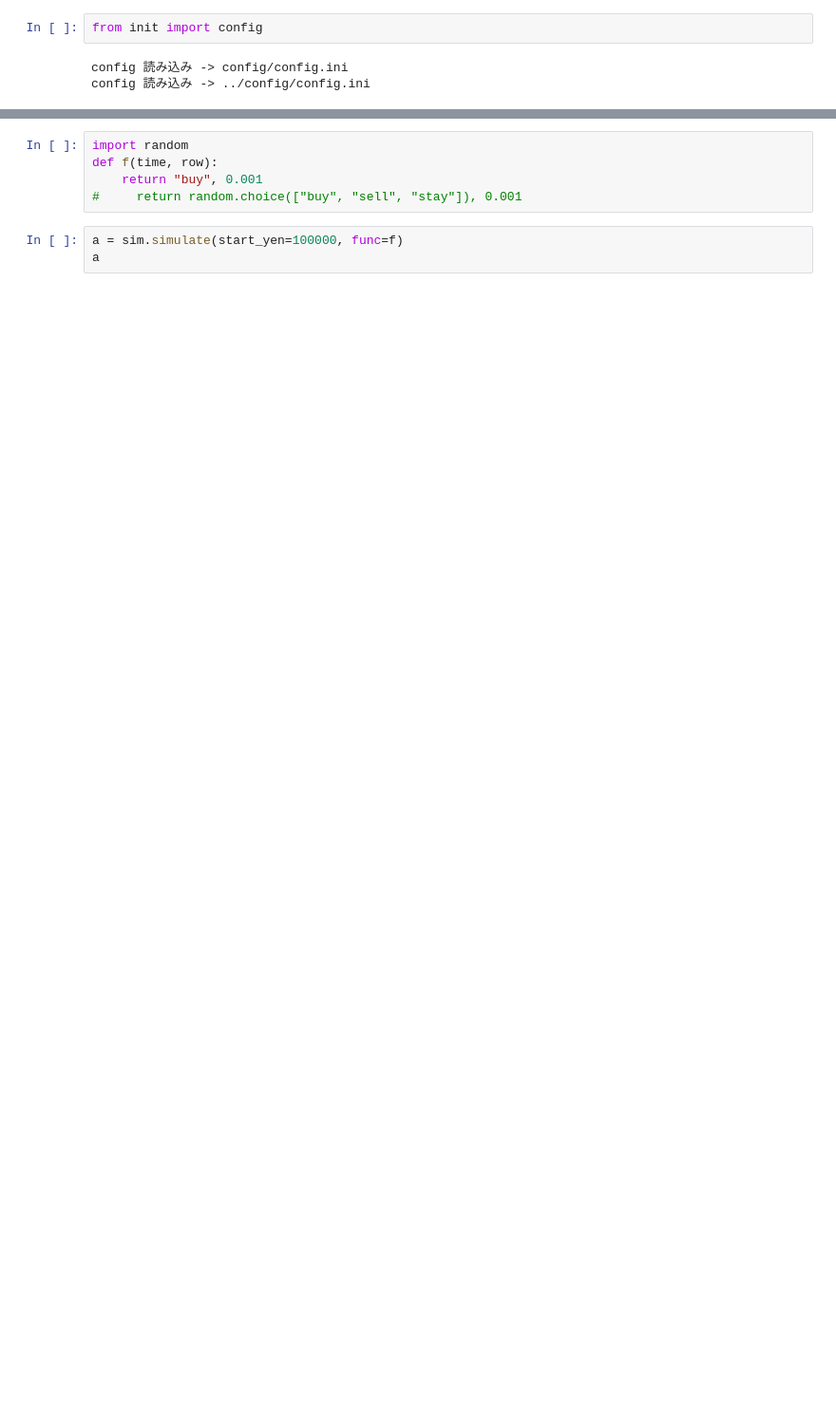
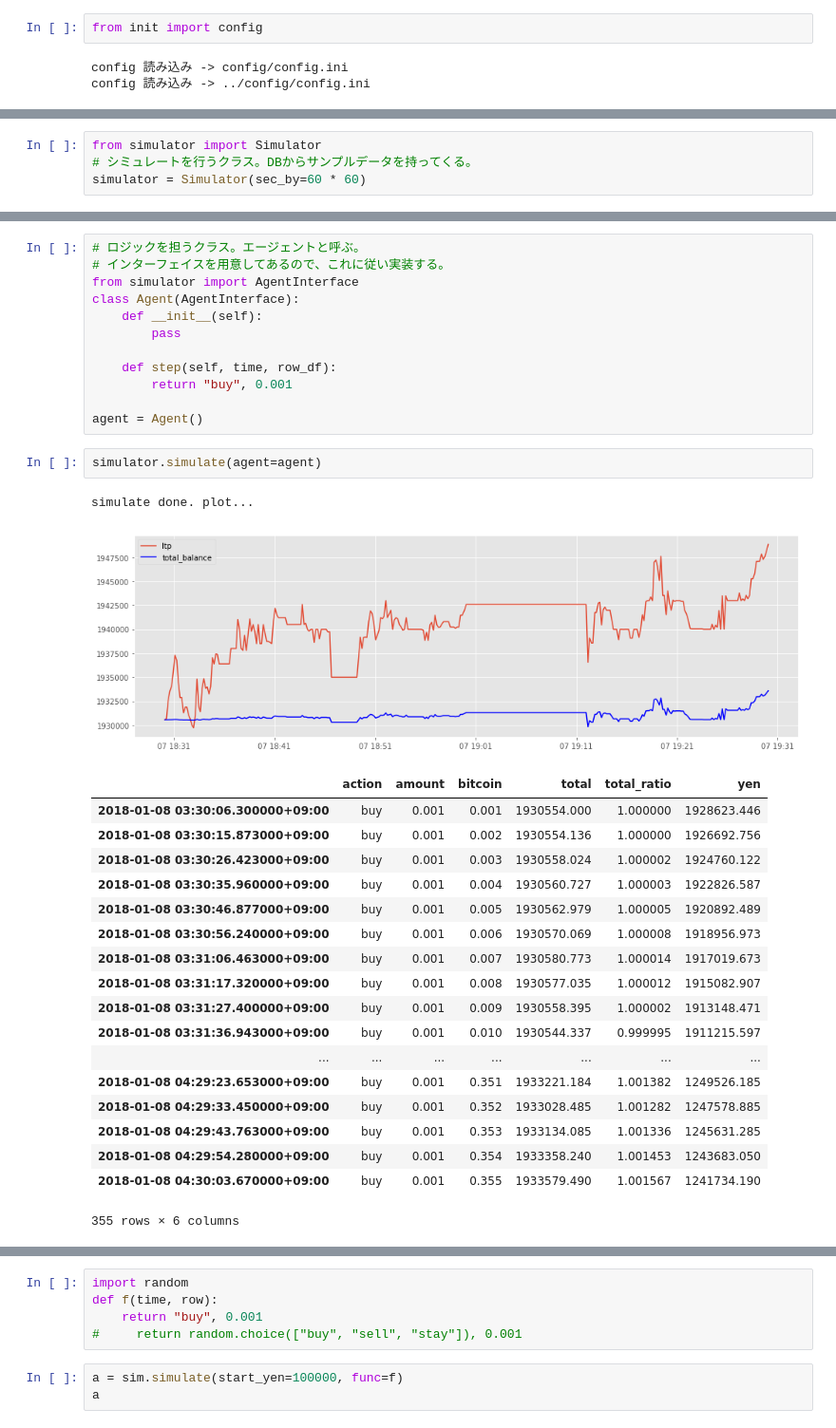
Before and after one commit to shunyooo/bitcoin_bot, a Jupyter notebook: notebooks/20180103_シミュレータの作成2.ipynb, the cells around one changed output, grey strips where cells are left out. Shown at 95% size. Cells and saved outputs as stored; diff of their text form; blank space fills up the shorter version.

```diff
--- a/notebooks/20180103_シミュレータの作成2.ipynb
+++ b/notebooks/20180103_シミュレータの作成2.ipynb
@@ -13,0 +17,4 @@ config 読み込み -> ../config/config.ini
+# %%
+from simulator import Simulator
+# シミュレートを行うクラス。DBからサンプルデータを持ってくる。
+simulator = Simulator(sec_by=60 * 60)
@@ -13,0 +41,35 @@ config 読み込み -> ../config/config.ini
+# %%
+# ロジックを担うクラス。エージェントと呼ぶ。
+# インターフェイスを用意してあるので、これに従い実装する。
+from simulator import AgentInterface
+class Agent(AgentInterface):
+    def __init__(self):
+        pass
+
+    def step(self, time, row_df):
+        return "buy", 0.001
+
+agent = Agent()
+# %%
+simulator.simulate(agent=agent)
+# %% [output]
+simulate done. plot...
+[figure, added]
+|  | action | amount | bitcoin | total | total_ratio | yen |
+| 2018-01-08 03:30:06.300000+09:00 | buy | 0.001 | 0.001 | 1930554.000 | 1.000000 | 1928623.446 |
+| 2018-01-08 03:30:15.873000+09:00 | buy | 0.001 | 0.002 | 1930554.136 | 1.000000 | 1926692.756 |
+| 2018-01-08 03:30:26.423000+09:00 | buy | 0.001 | 0.003 | 1930558.024 | 1.000002 | 1924760.122 |
+| 2018-01-08 03:30:35.960000+09:00 | buy | 0.001 | 0.004 | 1930560.727 | 1.000003 | 1922826.587 |
+| 2018-01-08 03:30:46.877000+09:00 | buy | 0.001 | 0.005 | 1930562.979 | 1.000005 | 1920892.489 |
+| 2018-01-08 03:30:56.240000+09:00 | buy | 0.001 | 0.006 | 1930570.069 | 1.000008 | 1918956.973 |
+| 2018-01-08 03:31:06.463000+09:00 | buy | 0.001 | 0.007 | 1930580.773 | 1.000014 | 1917019.673 |
+| 2018-01-08 03:31:17.320000+09:00 | buy | 0.001 | 0.008 | 1930577.035 | 1.000012 | 1915082.907 |
+| 2018-01-08 03:31:27.400000+09:00 | buy | 0.001 | 0.009 | 1930558.395 | 1.000002 | 1913148.471 |
+| 2018-01-08 03:31:36.943000+09:00 | buy | 0.001 | 0.010 | 1930544.337 | 0.999995 | 1911215.597 |
+| ... | ... | ... | ... | ... | ... | ... |
+| 2018-01-08 04:29:23.653000+09:00 | buy | 0.001 | 0.351 | 1933221.184 | 1.001382 | 1249526.185 |
+| 2018-01-08 04:29:33.450000+09:00 | buy | 0.001 | 0.352 | 1933028.485 | 1.001282 | 1247578.885 |
+| 2018-01-08 04:29:43.763000+09:00 | buy | 0.001 | 0.353 | 1933134.085 | 1.001336 | 1245631.285 |
+| 2018-01-08 04:29:54.280000+09:00 | buy | 0.001 | 0.354 | 1933358.240 | 1.001453 | 1243683.050 |
+| 2018-01-08 04:30:03.670000+09:00 | buy | 0.001 | 0.355 | 1933579.490 | 1.001567 | 1241734.190 |
+355 rows × 6 columns
```
Also changed, not shown: parts of 7 cells of this notebook, 6 other files.
